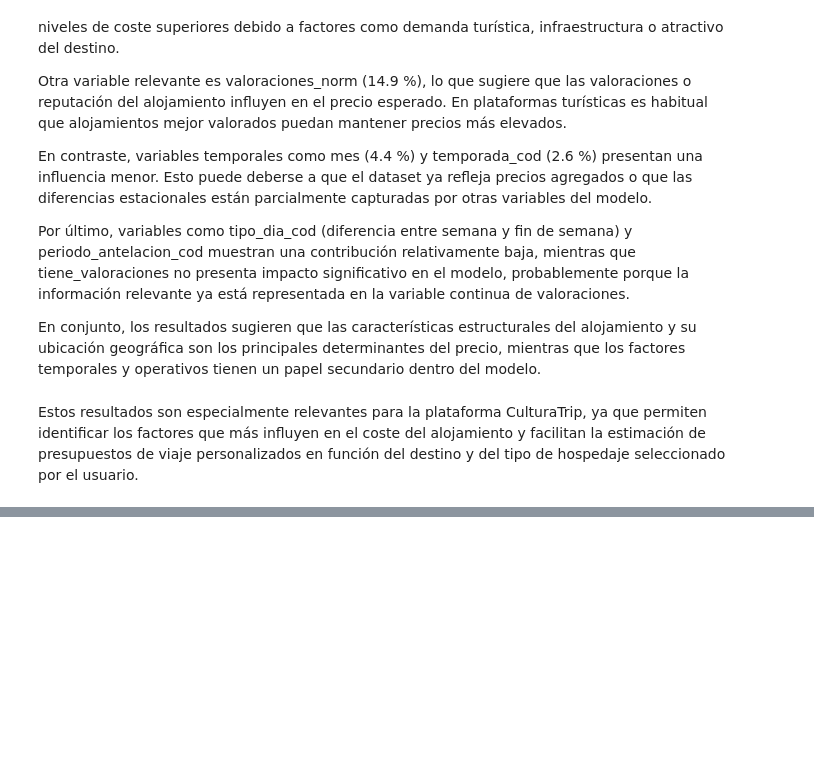
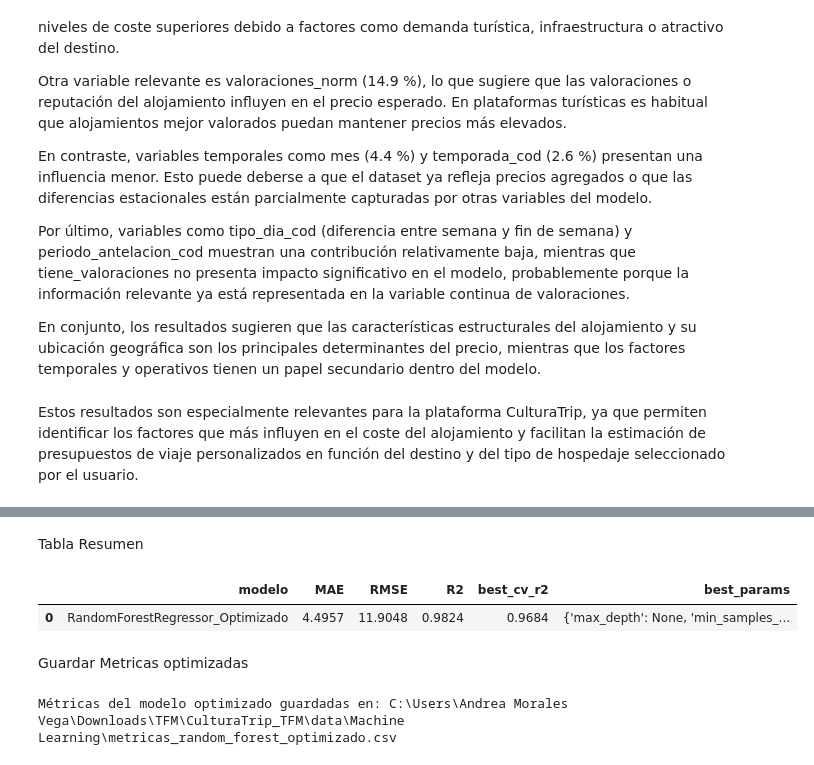
Before and after one commit to moralesvegaandrea-star/CulturaTrip.v2, a Jupyter notebook: Notebook/ML_Model/ML_Alojamiento.ipynb, the cells around one changed output, grey strips where cells are left out. Saved outputs shown, nothing was run; the diff lists cells and outputs as text; code cells hidden in the pictures; blank space fills up the shorter version.

```diff
--- a/Notebook/ML_Model/ML_Alojamiento.ipynb
+++ b/Notebook/ML_Model/ML_Alojamiento.ipynb
@@ -368,0 +463,15 @@ Finalmente, se valida el valor práctico del modelo mediante una simulación de
+# %%
+best_model = grid_search.best_estimator_
+
+y_pred_opt = best_model.predict(X_test)
+
+mae_opt = mean_absolute_error(y_test, y_pred_opt)
+rmse_opt = np.sqrt(mean_squared_error(y_test, y_pred_opt))
+r2_opt = r2_score(y_test, y_pred_opt)
+
+print("=== RESULTADOS MODELO OPTIMIZADO ===")
+print("MAE:", round(mae_opt, 4))
+print("RMSE:", round(rmse_opt, 4))
+print("R2:", round(r2_opt, 4))
+print("Best CV R2:", round(grid_search.best_score_, 4))
+print("Best Params:", grid_search.best_params_)
@@ -368,0 +485,23 @@ Finalmente, se valida el valor práctico del modelo mediante una simulación de
+# %% [markdown]
+Tabla Resumen
+# %%
+df_resultado_opt = pd.DataFrame([{
+    "modelo": "RandomForestRegressor_Optimizado",
+    "MAE": round(mae_opt, 4),
+    "RMSE": round(rmse_opt, 4),
+    "R2": round(r2_opt, 4),
+    "best_cv_r2": round(grid_search.best_score_, 4),
+    "best_params": str(grid_search.best_params_)
+}])
+
+df_resultado_opt
+# %% [output]
+|  | modelo | MAE | RMSE | R2 | best_cv_r2 | best_params |
+| 0 | RandomForestRegressor_Optimizado | 4.4957 | 11.9048 | 0.9824 | 0.9684 | {'max_depth': None, 'min_samples_... |
+# %% [markdown]
+Guardar Metricas optimizadas
+# %%
+df_resultado_opt.to_csv(metricas_rf_path, index=False, encoding="utf-8")
+print("Métricas del modelo optimizado guardadas en:", metricas_rf_path)
+# %% [output]
+Métricas del modelo optimizado guardadas en: C:\Users\Andrea Morales Vega\Downloads\TFM\CulturaTrip_TFM\data\Machine Learning\metricas_random_forest_optimizado.csv
```
Also changed, not shown: parts of 46 cells of this notebook, 10 other files.
